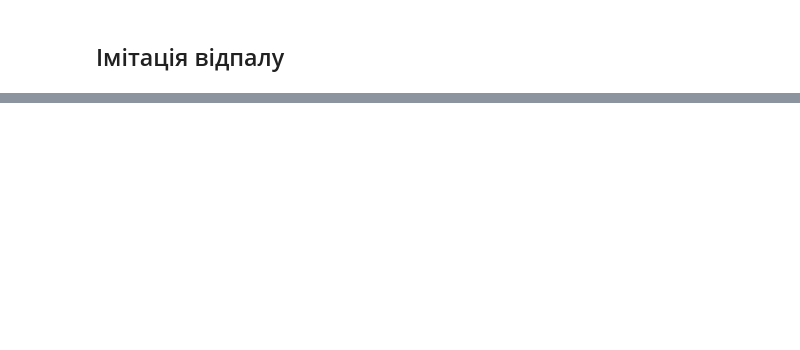
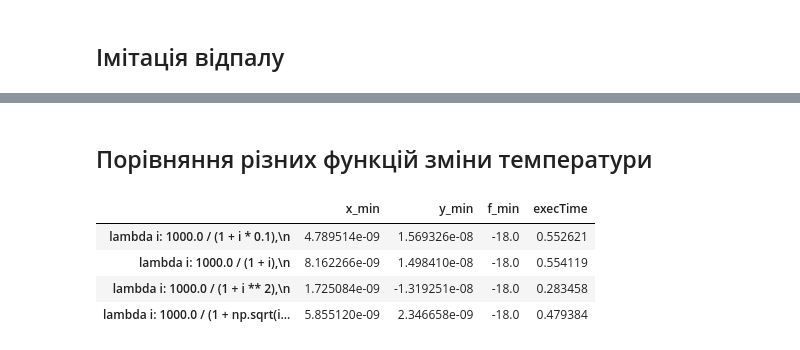
Before and after one commit to SylvaticGhost/AD, a Jupyter notebook: Lab2/Lab2.ipynb, the cells around one changed output, grey strips where cells are left out. Drawn from its saved outputs; the diff is of its cells as text; code cells hidden in the pictures; blank space fills up the shorter version.

```diff
--- a/Lab2/Lab2.ipynb
+++ b/Lab2/Lab2.ipynb
@@ -88,0 +154,36 @@ x_min: -0.018530394093160225, y_min: 0.01901203385150621, f_min: -17.99647592852
+# %% [markdown]
+## Порівняння різних функцій зміни температури
+# %%
+funcs = [
+    lambda i: 1000.0 / (1 + i * 0.1),
+    lambda i: 1000.0 / (1 + i),
+    lambda i: 1000.0 / (1 + i ** 2),
+    lambda i: 1000.0 / (1 + np.sqrt(i)),
+]
+
+def dual_annealing_adapter_with_temp_func(temp_func):
+    def adapter(iter):
+        result = basinhopping(
+            objective_function,
+            x0=np.array([1, 0]),
+            minimizer_kwargs={"method": "L-BFGS-B", "bounds": [x_limits, y_limits]},
+            take_step=CustomStep(temp_func),
+            niter=iter
+        )
+        return result.x[0], result.x[1], result.fun, result.nit
+    return adapter
+
+results = {}
+
+for temp_func in funcs:
+    func_str = inspect.getsource(temp_func)
+    results[func_str] = search_time_adapter(dual_annealing_adapter_with_temp_func(temp_func), 1000)
+
+results_df = pd.DataFrame.from_dict(results, orient='index')
+results_df
+# %% [output]
+|  | x_min | y_min | f_min | execTime |
+| lambda i: 1000.0 / (1 + i * 0.1),\n | 4.789514e-09 | 1.569326e-08 | -18.0 | 0.552621 |
+| lambda i: 1000.0 / (1 + i),\n | 8.162266e-09 | 1.498410e-08 | -18.0 | 0.554119 |
+| lambda i: 1000.0 / (1 + i ** 2),\n | 1.725084e-09 | -1.319251e-08 | -18.0 | 0.283458 |
+| lambda i: 1000.0 / (1 + np.sqrt(i... | 5.855120e-09 | 2.346658e-09 | -18.0 | 0.479384 |
```
Also changed, not shown: parts of 11 cells of this notebook.
